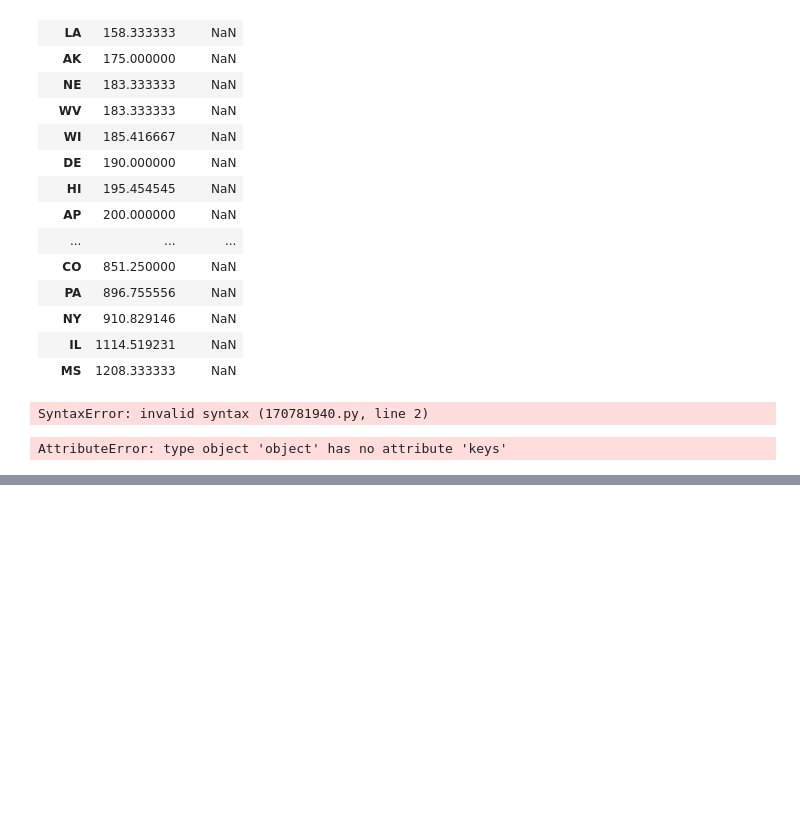
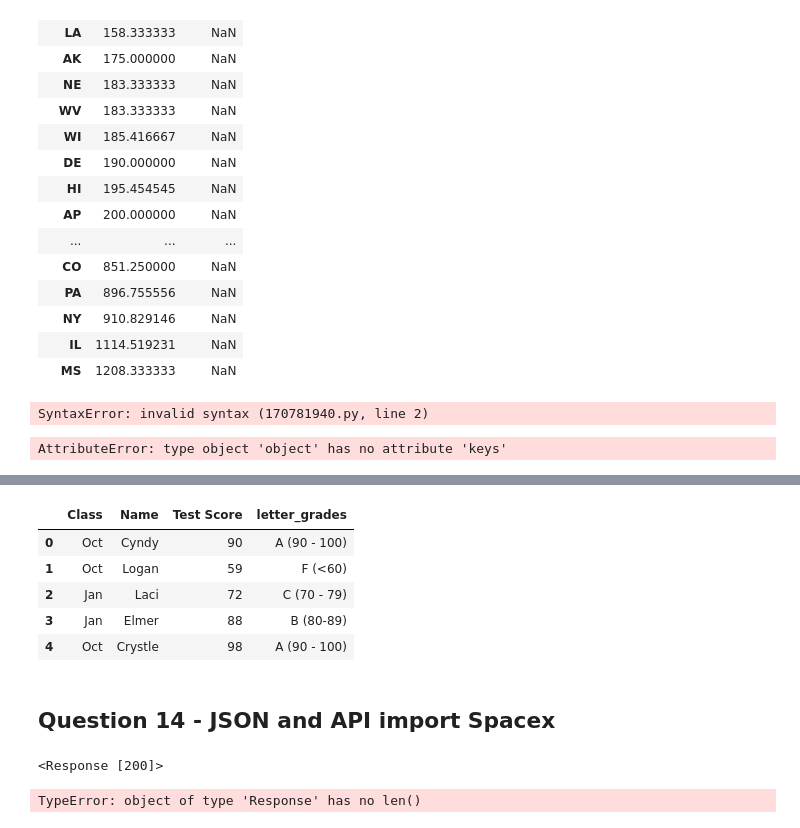
Before and after one commit to adarshkhub/Python_Practice_Problems, a Jupyter notebook: Python_Unit_Test_Questions.ipynb, the cells around one changed output, grey strips where cells are left out. Cells and saved outputs as stored; diff of their text form; code cells hidden in the pictures; blank space fills up the shorter version.

```diff
--- a/Python_Unit_Test_Questions.ipynb
+++ b/Python_Unit_Test_Questions.ipynb
@@ -113,0 +196,28 @@ AttributeError: type object 'object' has no attribute 'keys'
+# %%
+#For the following data.
+
+test_grades = {
+    'Class': ['Oct', 'Oct', 'Jan', 'Jan', 'Oct', 'Jan'],
+    'Name': ["Cyndy", "Logan", "Laci", "Elmer", "Crystle", "Emmie"],
+    'Test Score': [90, 59, 72, 88, 98, 60]}
+
+#Create a DataFrame from the “test_grades” dictionary.
+#Create bins, 0, 59, 69, 79, 89, 100, to hold the data.
+#Assign a letter grade, as “letter_grades”, for the four bins as the labels.
+#Complete the code that will create a new column “Letter Grade” based on the four bins and labels
+df = pd.DataFrame(test_grades)
+bins = [0, 59, 69, 79, 89, 100]
+letter_grades = ["F (<60)", "D (60 - 69)", "C (70 - 79)", "B (80-89)", "A (90 - 100)"]
+
+df['letter_grades'] = pd.cut(df['Test Score'], bins, labels = letter_grades)
+# %%
+df.head()
+# %% [output]
+|  | Class | Name | Test Score | letter_grades |
+| 0 | Oct | Cyndy | 90 | A (90 - 100) |
+| 1 | Oct | Logan | 59 | F (<60) |
+| 2 | Jan | Laci | 72 | C (70 - 79) |
+| 3 | Jan | Elmer | 88 | B (80-89) |
+| 4 | Oct | Crystle | 98 | A (90 - 100) |
+# %% [markdown]
+## Question 14 - JSON and API import Spacex
@@ -113,0 +229,10 @@ AttributeError: type object 'object' has no attribute 'keys'
+# %%
+spacex_data = requests.get("https://api.spacexdata.com/v2/launchpads")
+
+spacex_data
+# %% [output]
+<Response [200]>
+# %%
+print(len(spacex_data))
+# %% [output]
+TypeError: object of type 'Response' has no len()
```
Also changed, not shown: parts of 18 cells of this notebook.
